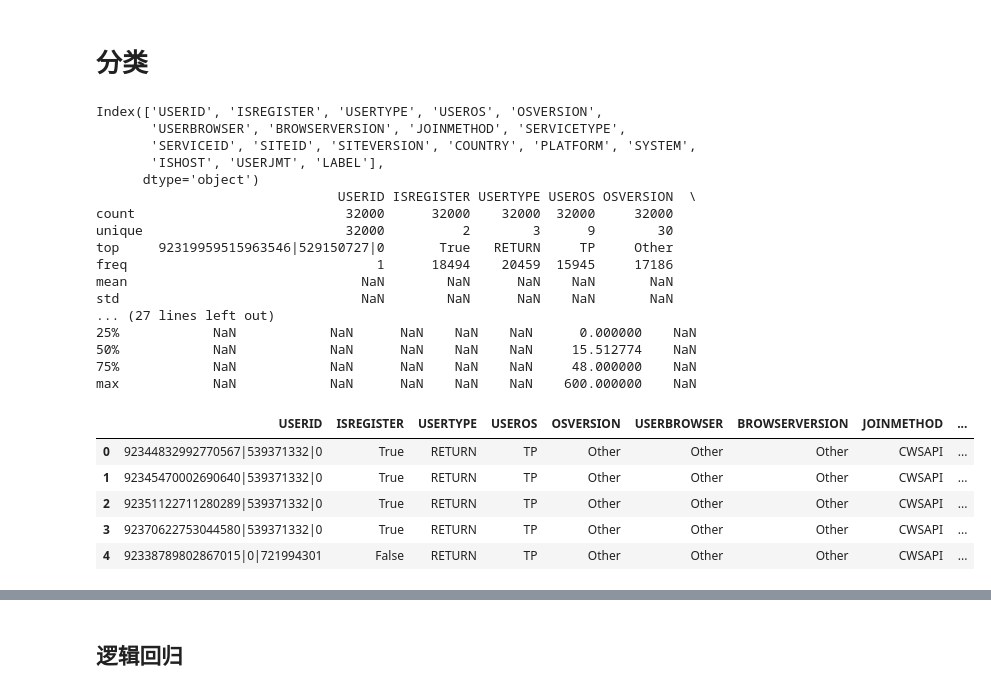
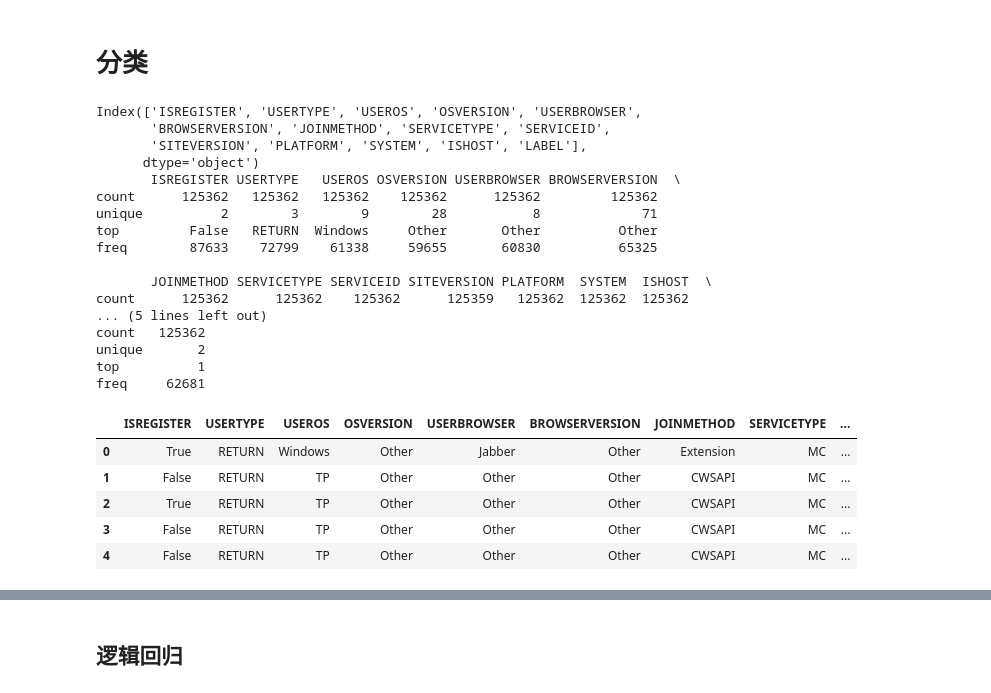
Before and after one commit to caserwin/daily-learning-python, a Jupyter notebook: jupyter_file/Untitled.ipynb, the cells around one changed output, grey strips where cells are left out. Cells and saved outputs as stored; diff of their text form; code cells hidden in the pictures.

```diff
--- a/jupyter_file/Untitled.ipynb
+++ b/jupyter_file/Untitled.ipynb
@@ -3,44 +3,46 @@
 # %%
 import pandas as pd
 column_names =['CONFID','UID_','GID','ISREGISTER','USERTYPE','USEROS','OSVERSION','USERBROWSER','BROWSERVERSION','JOINMETHOD','SERVICETYPE','SERVICEID','SITEID','SITEVERSION','COUNTRY','PLATFORM','SYSTEM','ISHOST','STARTJOINTIME','JOINEDTIME','USERJMT','LABEL']
+# column_names =['ISREGISTER','USERTYPE','USEROS','OSVERSION','USERBROWSER','BROWSERVERSION','JOINMETHOD','SERVICETYPE','SERVICEID','SITEVERSION','PLATFORM','SYSTEM','ISHOST','LABEL']
 
-df = pd.read_csv('/Users/cisco/data/top-jmt/2018-04-15.csv',sep="\t",names=column_names)
+df = pd.read_csv('/Users/cisco/data/top-jmt/2018-04-18.csv',sep="\t",names=column_names)
 del df['STARTJOINTIME']
 del df['JOINEDTIME']
-
-df[['CONFID', 'UID_', 'GID','SERVICEID','SITEID','PLATFORM','LABEL']] = df[['CONFID', 'UID_', 'GID','SERVICEID','SITEID','PLATFORM','LABEL']].astype(str)
-df.insert(0,'USERID',df['CONFID']+'|'+df['UID_']+"|"+df['GID'])
+del df['USERJMT']
+del df['SITEID']
+del df['COUNTRY']
 del df['CONFID']
 del df['UID_']
 del df['GID']
+df[['SERVICEID','PLATFORM','LABEL']] = df[['SERVICEID','PLATFORM','LABEL']].astype(str)
 
 print(df.columns)
 print(df.describe(include='all'))
 df.head()
 # %% [output]
-Index(['USERID', 'ISREGISTER', 'USERTYPE', 'USEROS', 'OSVERSION',
-       'USERBROWSER', 'BROWSERVERSION', 'JOINMETHOD', 'SERVICETYPE',
-       'SERVICEID', 'SITEID', 'SITEVERSION', 'COUNTRY', 'PLATFORM', 'SYSTEM',
-       'ISHOST', 'USERJMT', 'LABEL'],
+Index(['ISREGISTER', 'USERTYPE', 'USEROS', 'OSVERSION', 'USERBROWSER',
+       'BROWSERVERSION', 'JOINMETHOD', 'SERVICETYPE', 'SERVICEID',
+       'SITEVERSION', 'PLATFORM', 'SYSTEM', 'ISHOST', 'LABEL'],
       dtype='object')
-                               USERID ISREGISTER USERTYPE USEROS OSVERSION  \
-count                           32000      32000    32000  32000     32000
-unique                          32000          2        3      9        30
-top     92319959515963546|529150727|0       True   RETURN     TP     Other
-freq                                1      18494    20459  15945     17186
-mean                              NaN        NaN      NaN    NaN       NaN
-std                               NaN        NaN      NaN    NaN       NaN
-... (27 lines left out)
-25%            NaN            NaN      NaN    NaN    NaN      0.000000    NaN
-50%            NaN            NaN      NaN    NaN    NaN     15.512774    NaN
-75%            NaN            NaN      NaN    NaN    NaN     48.000000    NaN
-max            NaN            NaN      NaN    NaN    NaN    600.000000    NaN
+       ISREGISTER USERTYPE   USEROS OSVERSION USERBROWSER BROWSERVERSION  \
+count      125362   125362   125362    125362      125362         125362
+unique          2        3        9        28           8             71
+top         False   RETURN  Windows     Other       Other          Other
+freq        87633    72799    61338     59655       60830          65325
+
+       JOINMETHOD SERVICETYPE SERVICEID SITEVERSION PLATFORM  SYSTEM  ISHOST  \
+count      125362      125362    125362      125359   125362  125362  125362
+... (5 lines left out)
+count   125362
+unique       2
+top          1
+freq     62681
-|  | USERID | ISREGISTER | USERTYPE | USEROS | OSVERSION | USERBROWSER | BROWSERVERSION | JOINMETHOD | ... |
-| 0 | 92344832992770567|539371332|0 | True | RETURN | TP | Other | Other | Other | CWSAPI | ... |
-| 1 | 92345470002690640|539371332|0 | True | RETURN | TP | Other | Other | Other | CWSAPI | ... |
-| 2 | 92351122711280289|539371332|0 | True | RETURN | TP | Other | Other | Other | CWSAPI | ... |
-| 3 | 92370622753044580|539371332|0 | True | RETURN | TP | Other | Other | Other | CWSAPI | ... |
-| 4 | 92338789802867015|0|721994301 | False | RETURN | TP | Other | Other | Other | CWSAPI | ... |
+|  | ISREGISTER | USERTYPE | USEROS | OSVERSION | USERBROWSER | BROWSERVERSION | JOINMETHOD | SERVICETYPE | ... |
+| 0 | True | RETURN | Windows | Other | Jabber | Other | Extension | MC | ... |
+| 1 | False | RETURN | TP | Other | Other | Other | CWSAPI | MC | ... |
+| 2 | True | RETURN | TP | Other | Other | Other | CWSAPI | MC | ... |
+| 3 | False | RETURN | TP | Other | Other | Other | CWSAPI | MC | ... |
+| 4 | False | RETURN | TP | Other | Other | Other | CWSAPI | MC | ... |
 # %%
 # 类别特征进行二值化编码
 dummies_ISREGISTER = pd.get_dummies(df['ISREGISTER'], prefix= 'ISREGISTER')
```
Also changed, not shown: parts of 12 cells of this notebook, 23 other files.
